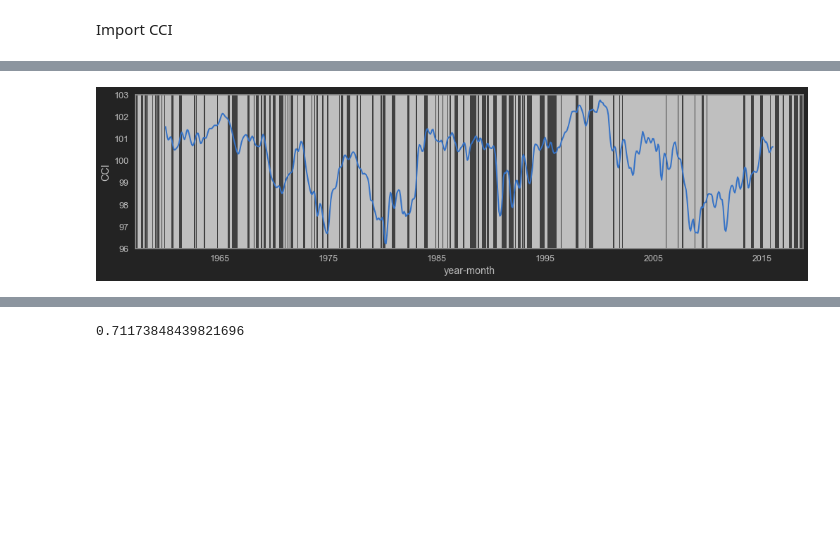
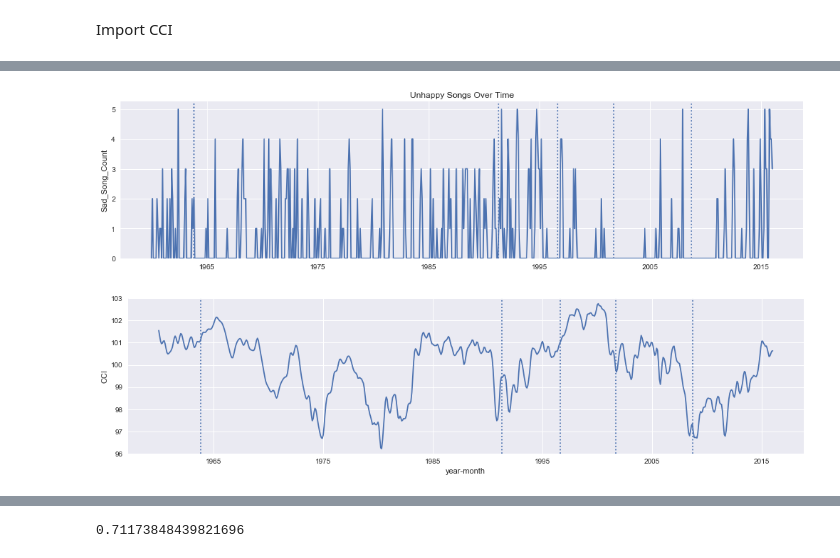
Before and after one commit to akraemer007/what_exactly_are_we_turning_down_for_again, a Jupyter notebook: EDA/eda.ipynb, the cells around one changed output, grey strips where cells are left out. Saved outputs shown, nothing was run; the diff lists cells and outputs as text; code cells hidden in the pictures; blank space fills up the shorter version.

```diff
--- a/EDA/eda.ipynb
+++ b/EDA/eda.ipynb
@@ -428,44 +403,35 @@ flag_df = pd.merge(flag_df, cci_df)
 flag_df['dates'] = [pd.to_datetime(str(a)+str(b)+str(c), format='%m%d%Y') for a,b,c in zip(flag_df.month, np.ones(flag_df.shape[0]).astype(int), flag_df.year)]
 flag_df = flag_df.set_index('dates')
 # %%
-# plt.subplots(figsize=(15,3))
+fig, ax = plt.subplots(figsize=(17,4))
 
-# plt.plot(flag_df['happy_index_min'])
-
-# plt.title('Saddest score')
-# plt.ylabel('min month score')
-# plt.ylim(0)
-# plt.show()
-
-# plt.subplots(figsize=(15,3))
-
-# plt.plot(flag_df['count'])
-# plt.axvline(x='1963-10-22', ls = 'dotted') # JFK
-# plt.axvline(x='1991-04-09', ls = 'dotted') # berlin wall down
-# # plt.axvline(x='1997-09-09', ls = 'dotted') # around the time of bill clinton bj
-# plt.axvline(x='2001-09-01', ls = 'dotted') # 9/11
-# plt.axvline(x='2008-09-15', ls = 'dotted') # stock mkt crash
+plt.plot(flag_df['count'])
+plt.axvline(x='1963-10-22', ls = 'dotted') # JFK
+plt.axvline(x='1991-04-09', ls = 'dotted') # berlin wall down
+plt.axvline(x='1996-08-09', ls = 'dotted') # macerena
+plt.axvline(x='2001-09-01', ls = 'dotted') # 9/11
+plt.axvline(x='2008-09-15', ls = 'dotted') # stock mkt crash
 
 
-# plt.title('Unhappy Songs Over Time')
-# plt.ylabel('Sad_Song_Count')
-# plt.ylim(0)
-# plt.show()
+plt.title('Unhappy Songs Over Time')
+plt.ylabel('Sad_Song_Count')
+plt.ylim(0)
+plt.show()
 
 ##### Plot 2 #####
 
 fig, ax = plt.subplots(figsize=(17,4))
 
 ax.plot(flag_df['cci_value'])
-# plt.bar(x = flag_df.index, height = 10, bottom = 95, color = 'purple', alpha = flag_df['sad_hit_flag']*.1)
-ax.pcolorfast(ax.get_xlim(), ax.get_ylim(),
-              flag_df['sad_hit_flag'].values[np.newaxis],
-              cmap='Greys', alpha=.5)
-ax.grid(False)
-ax.set_facecolor('grey')
+plt.axvline(x='1963-10-22', ls = 'dotted') # JFK
+plt.axvline(x='1991-04-09', ls = 'dotted') # berlin wall down
+plt.axvline(x='1996-08-09', ls = 'dotted') # macerena
+plt.axvline(x='2001-09-01', ls = 'dotted') # 9/11
+plt.axvline(x='2008-09-15', ls = 'dotted') # stock mkt crash# ax.set_facecolor('grey')
 ax.set_xlabel('year-month')
 ax.set_ylabel('CCI')
 ax.set_ylim(96, 103)
 plt.show()
 # %% [output]
-[figure, old version]
+[figure, new version]
+[figure, added]
```
Also changed, not shown: parts of 32 cells of this notebook, 1 other file.
